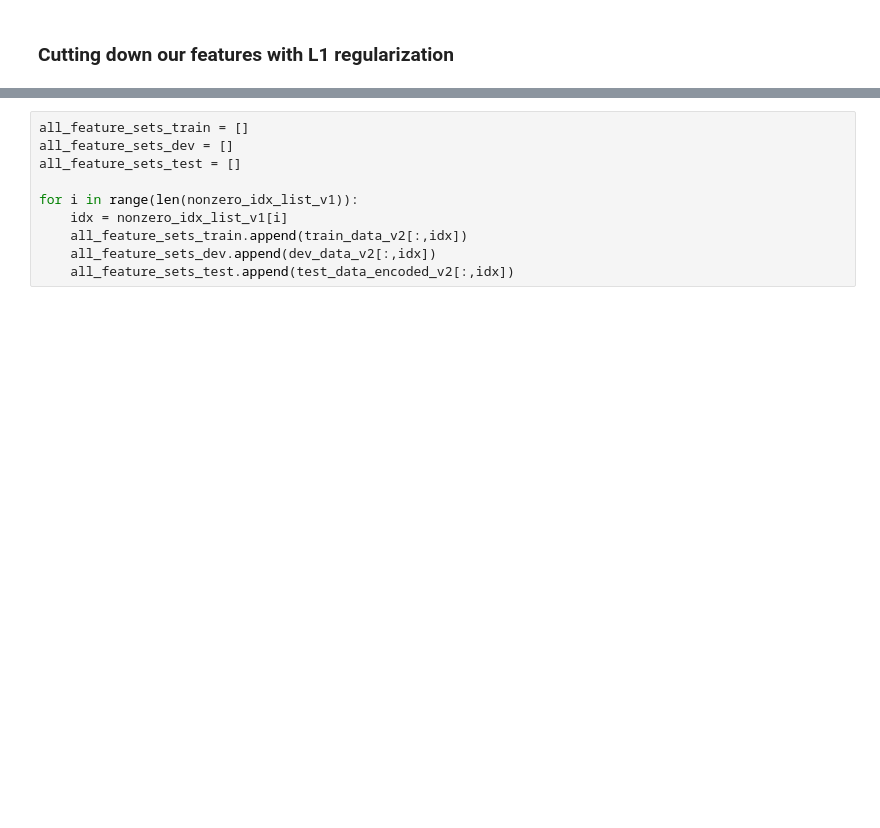
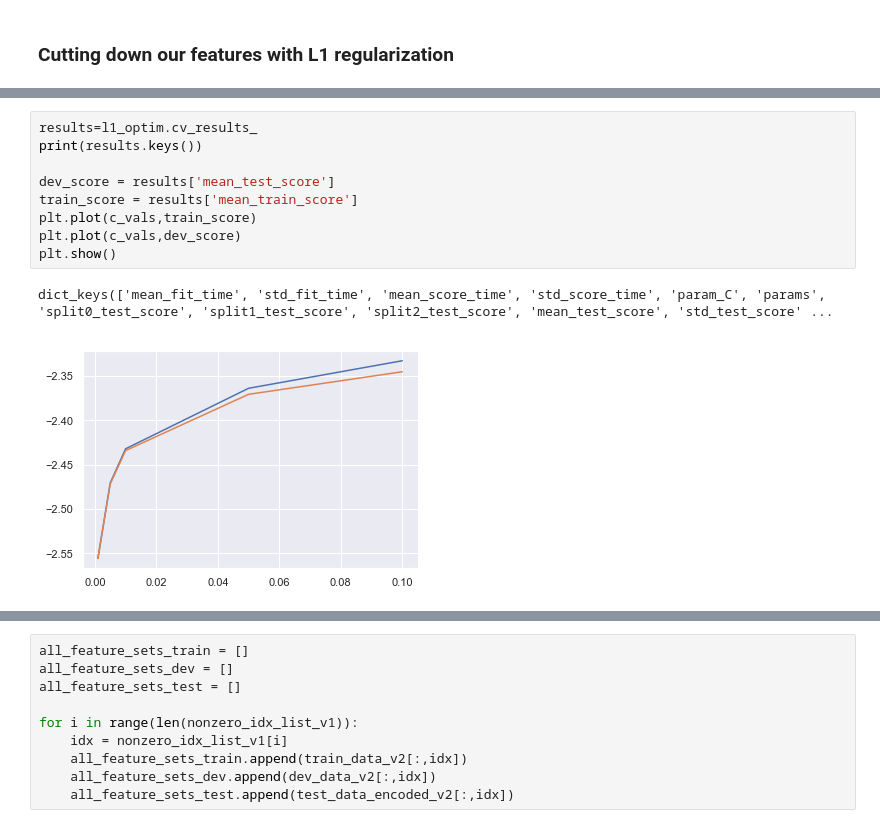
Before and after one commit to suhasgupta791/MIDS_W207_Final_Project, a Jupyter notebook: SuhasGupta_NehaKumar_SecondSubmission_finalproject.ipynb, the cells around one changed output, grey strips where cells are left out. Saved outputs shown, nothing was run; the diff lists cells and outputs as text; blank space fills up the shorter version.

```diff
--- a/SuhasGupta_NehaKumar_SecondSubmission_finalproject.ipynb
+++ b/SuhasGupta_NehaKumar_SecondSubmission_finalproject.ipynb
@@ -776,3 +786,15 @@ It looks like the explained variance ratio tapers off at a dimensionality greate
+# %%
+results=l1_optim.cv_results_
+print(results.keys())
+
+dev_score = results['mean_test_score']
+train_score = results['mean_train_score']
+plt.plot(c_vals,train_score)
+plt.plot(c_vals,dev_score)
+plt.show()
+# %% [output]
+dict_keys(['mean_fit_time', 'std_fit_time', 'mean_score_time', 'std_score_time', 'param_C', 'params', 'split0_test_score', 'split1_test_score', 'split2_test_score', 'mean_test_score', 'std_test_score' ...
+[figure, added]
 # %%
 c_vals = [0.001, 0.005, 0.01, 0.05, 0.1]
 feature_count_v1 = []
```
Also changed, not shown: parts of 64 cells of this notebook.
